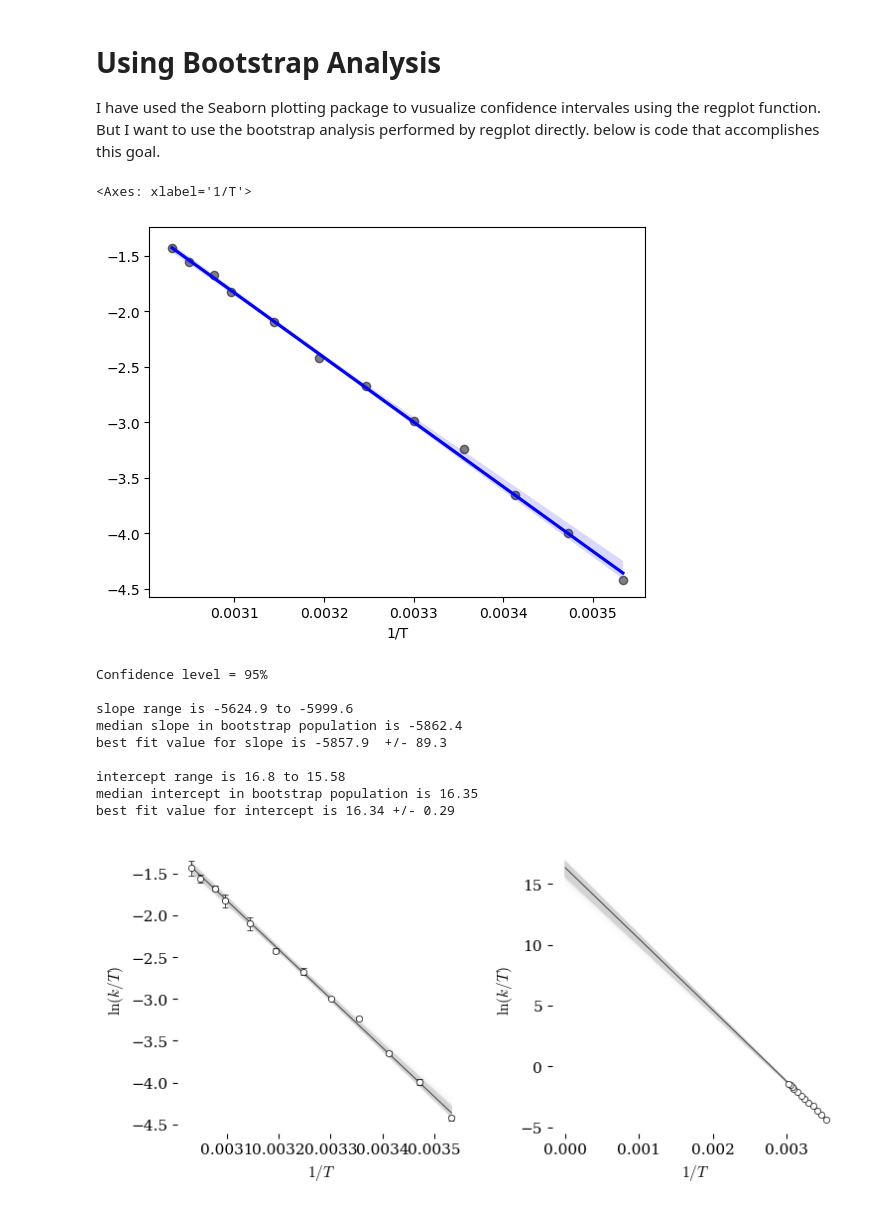
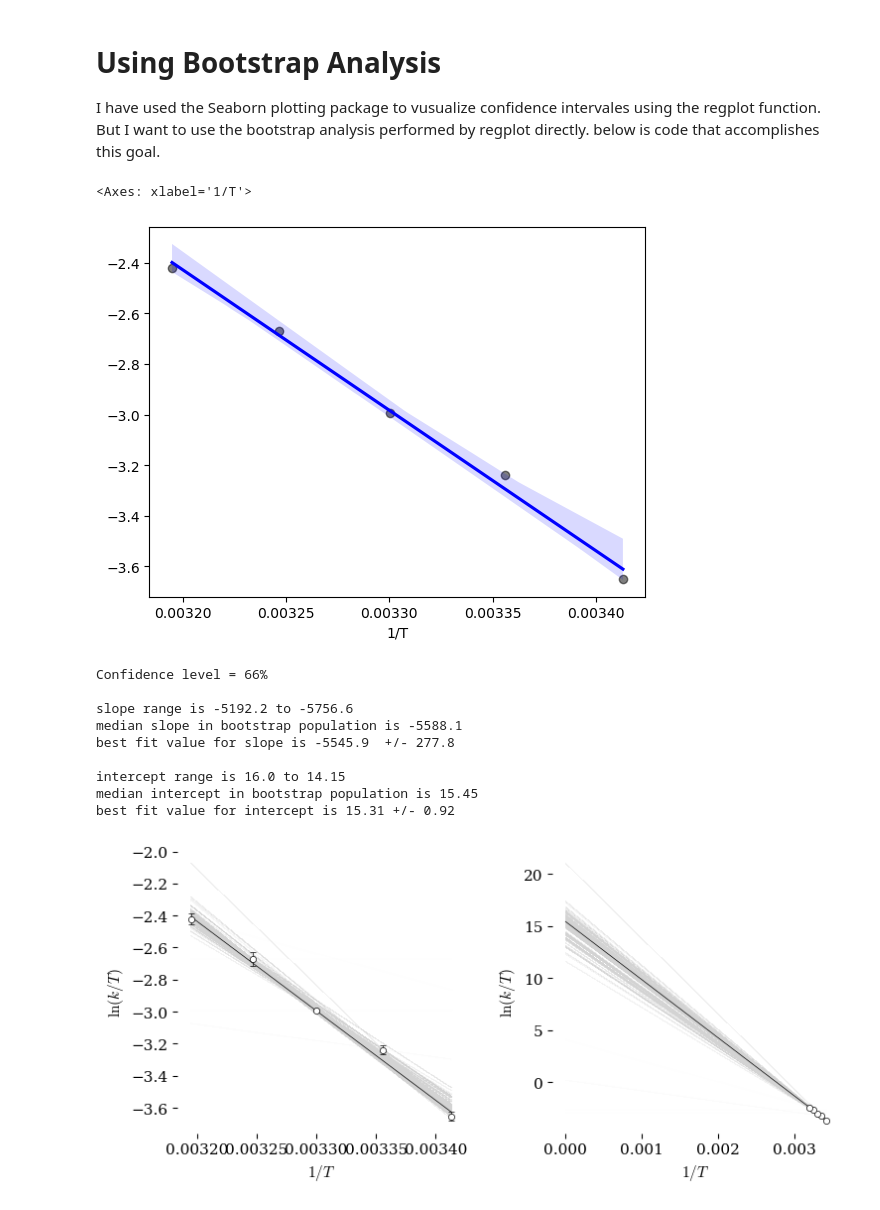
Before and after one commit to blinkletter/StealThisCode, a Jupyter notebook: 5_Erying/5_Erying_Plots.ipynb, the cells around one changed output. Cells and saved outputs as stored; diff of their text form; code cells hidden in the pictures.

```diff
--- a/5_Erying/5_Erying_Plots.ipynb
+++ b/5_Erying/5_Erying_Plots.ipynb
@@ -55,7 +55,7 @@ github_location_styles = "./"
 #github_location = "https://raw.githubusercontent.com/blinkletter/3530Biochem/main/data/"
 #github_location_styles = "https://raw.githubusercontent.com/blinkletter/LFER-QSAR/main/styles/"
 
-datafile = "data/EryingData1.csv"   # change this file for new data
+datafile = "data/EryingData1a.csv"   # change this file for new data
 #datafile = "data/EryingData2.csv"
 #datafile = "data/EryingDataC1.csv"  # see bottom of notebook for more info
 # %%
@@ -345,10 +332,10 @@ plt.rcdefaults()
 sns.regplot(x = x, y = y,
             scatter_kws = {"color": "black", "alpha": 0.5},
             line_kws = {"color": "blue"},
-            ci = 99) # 99% level
+            ci = 95) # 99% level
 # %% [output]
 <Axes: xlabel='1/T'>
-[figure, old version]
+[figure, new version]
 # %%
 ## THIS IS MY VERSION
 ## Adapted from code found in https://stats.stackexchange.com/questions/183230/bootstrapping-confidence-interval-from-a-regression-prediction
@@ -427,7 +414,7 @@ ax[0].errorbar(x, y, yerr=y_err, xerr=None, fmt="None",
                capsize=2, capthick=0.5, zorder=2)
 
 
-conf = 95
+conf = 66
 low_p = 50 - conf/2
 high_p = 50 + conf/2
 
@@ -441,38 +428,38 @@ print()
 print(f"slope range is {top_slope:0.1f} to {bot_slope:0.1f}")
 print(f"median slope in bootstrap population is {median_slope:0.1f}")
 print(f"best fit value for slope is {slope:0.1f}  +/- {perr[0]:0.1f}")
 print()
 
 top_intercept = np.percentile(intercept_list, high_p)
 bot_intercept = np.percentile(intercept_list, low_p)
 median_intercept = np.percentile(intercept_list, 50)
 
 print(f"intercept range is {top_intercept:0.1f} to {bot_intercept:0.2f}")
 print(f"median intercept in bootstrap population is {median_intercept:0.2f}")
 print(f"best fit value for intercept is {intercept:0.2f} +/- {perr[1]:0.2}")
 
 
 xb = np.insert(xa,0,0)   # insert zero into first position of x data so line fit starts from zero
 
 #ax[0].plot(xa, linear(xa, slope, intercept), color='red', linewidth = 0.5, zorder=4)
 ax[0].plot(xa, linear(xa, median_slope, median_intercept), color='black', linewidth = 0.5, zorder=4)
 
 #ax[1].plot(xb, linear(xb, slope, intercept), color='red', linewidth = 0.5, zorder=4)
 ax[1].plot(xb, linear(xb, median_slope, median_intercept), color='black', linewidth = 0.5, zorder=4)
 
 
 ### Output plot
 plt.tight_layout(pad=2, h_pad=None, w_pad=None, rect=None)
 plt.savefig("Eyring_bootstrap.pdf")
 plt.show()
 # %% [output]
-Confidence level = 95%
+Confidence level = 66%
 
-slope range is -5624.9 to -5999.6
-median slope in bootstrap population is -5862.4
-best fit value for slope is -5857.9  +/- 89.3
+slope range is -5192.2 to -5756.6
+median slope in bootstrap population is -5588.1
+best fit value for slope is -5545.9  +/- 277.8
 
-intercept range is 16.8 to 15.58
-median intercept in bootstrap population is 16.35
-best fit value for intercept is 16.34 +/- 0.29
+intercept range is 16.0 to 14.15
+median intercept in bootstrap population is 15.45
+best fit value for intercept is 15.31 +/- 0.92
-[figure, old version]
+[figure, new version]
```
Also changed, not shown: parts of 7 cells of this notebook, 9 other files.
